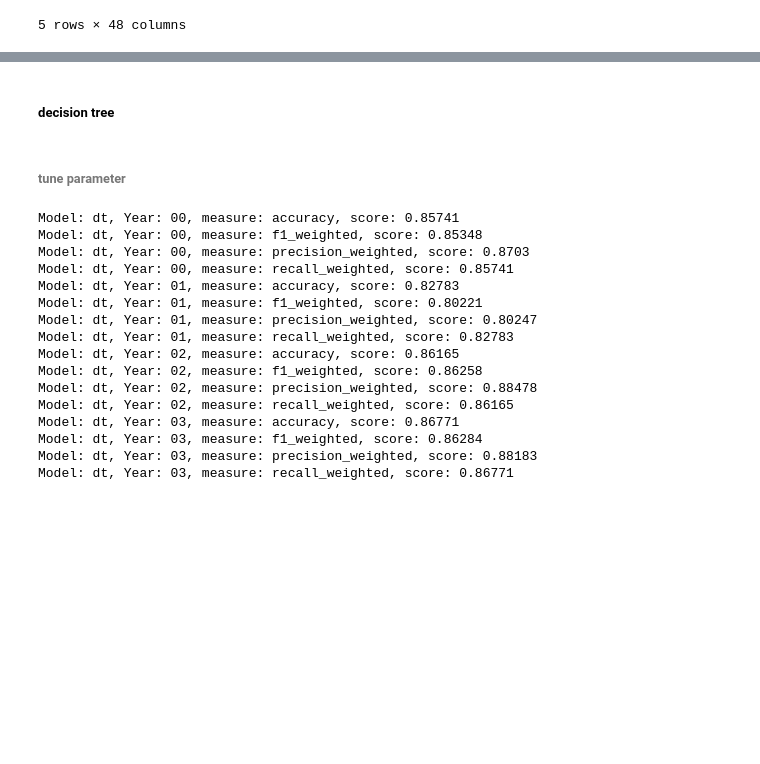
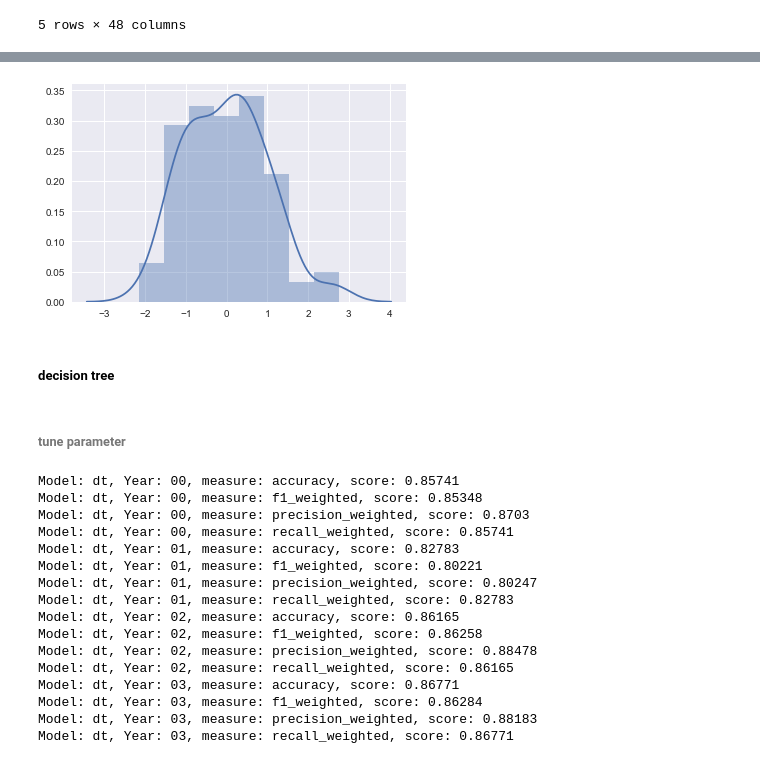
Before and after one commit to data-discovery-lab/cotton-prediction, a Jupyter notebook: cotton-prediction-baseline (MLP-SVM-Decision_tree-KNN).ipynb, the cells around one changed output, grey strips where cells are left out. Saved outputs shown, nothing was run; the diff lists cells and outputs as text; code cells hidden in the pictures; blank space fills up the shorter version.

```diff
--- a/cotton-prediction-baseline (MLP-SVM-Decision_tree-KNN).ipynb
+++ b/cotton-prediction-baseline (MLP-SVM-Decision_tree-KNN).ipynb
@@ -122,3 +196,10 @@ full03_y = full03.YLD03_Category
+# %%
+sns.set(color_codes=True)
+
+x = np.random.normal(size=100)
+sns.distplot(x);
+# %% [output]
+[figure, added]
 # %%
 from sklearn.svm import SVC
 from sklearn.tree import DecisionTreeClassifier
```
Also changed, not shown: parts of 7 cells of this notebook, 8 other files.
